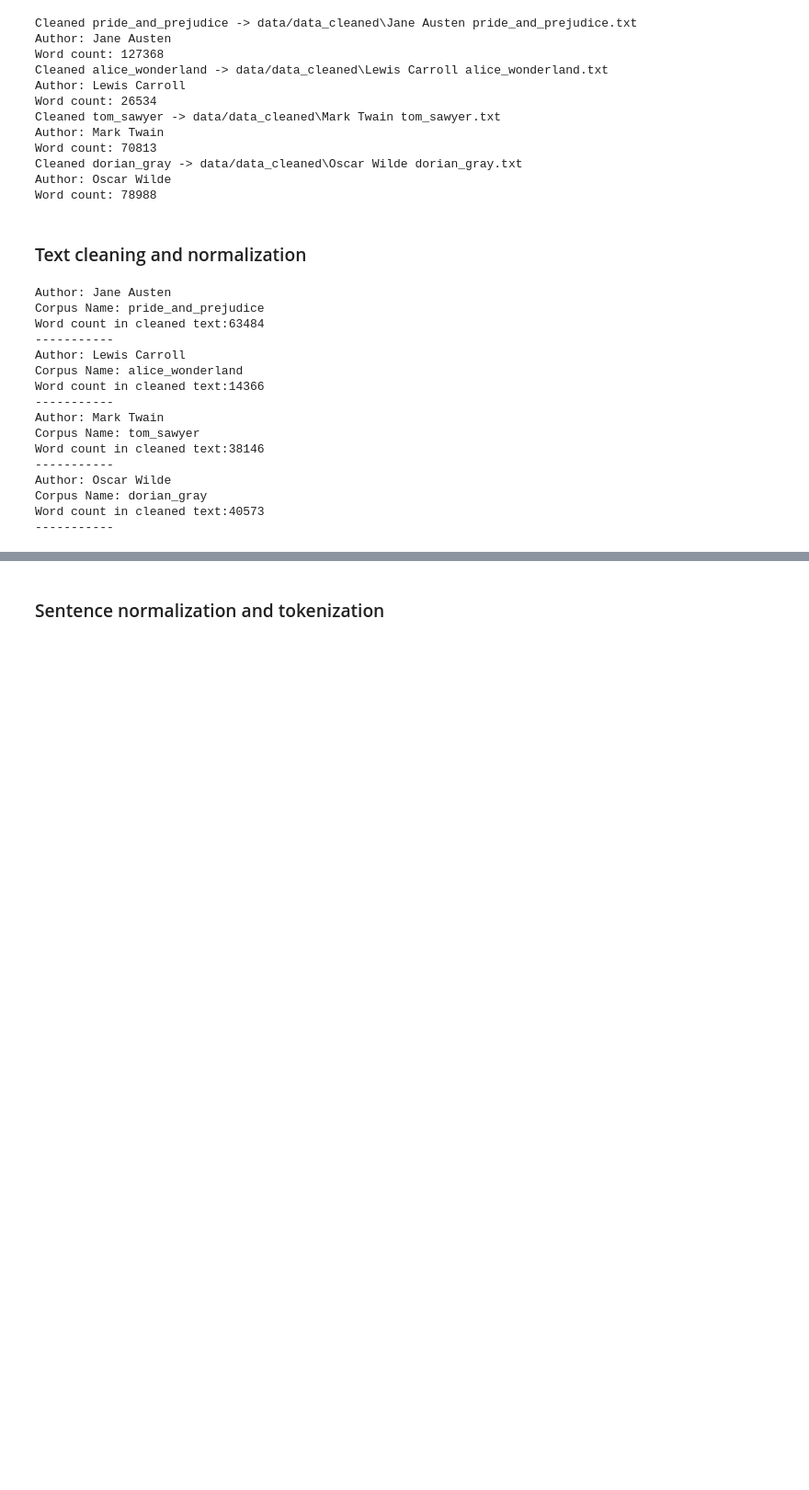
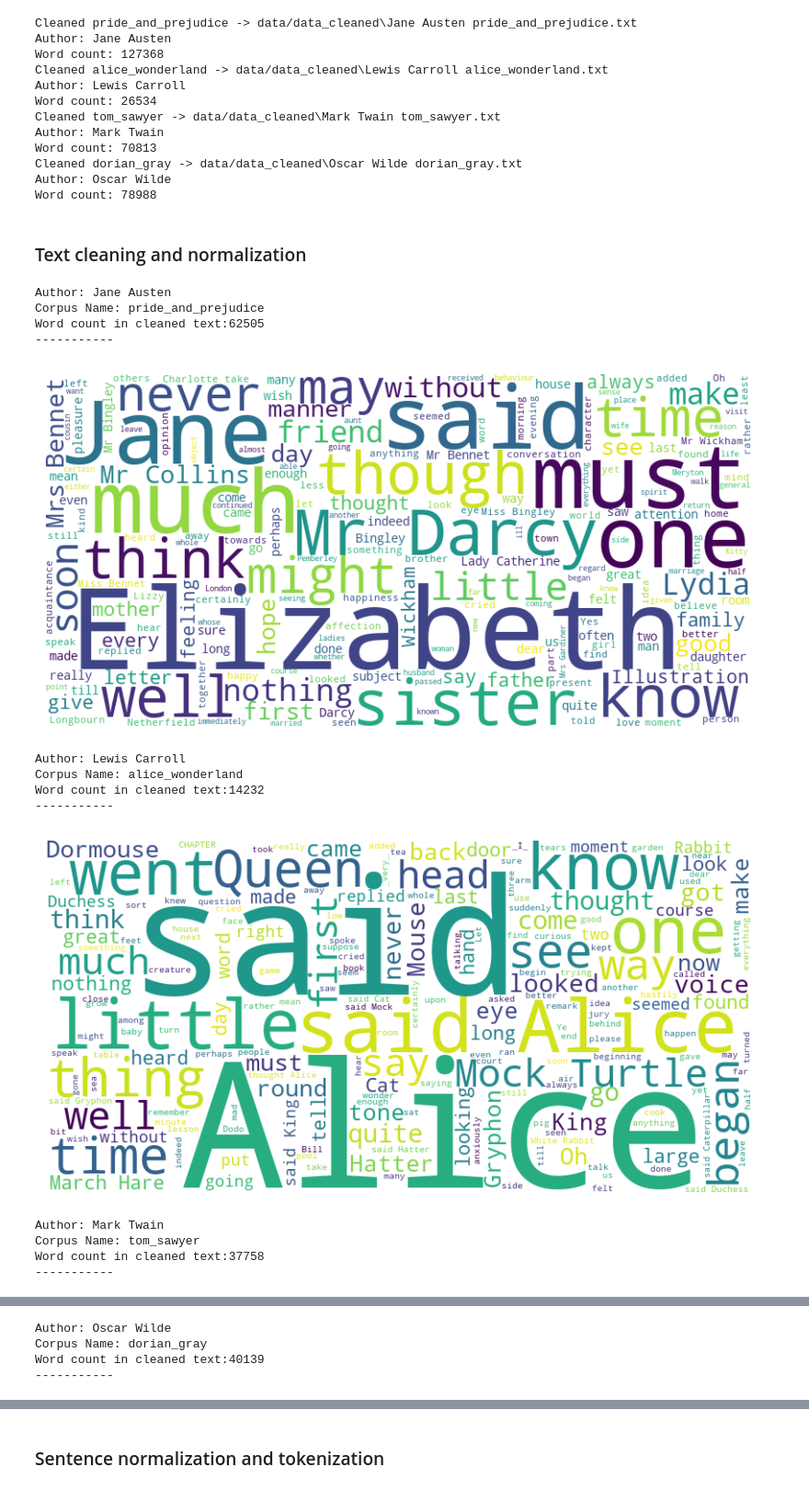
Before and after one commit to BenjaSar/novelBot, a Jupyter notebook: EDA.ipynb, the cells around one changed output, grey strips where cells are left out. Shown at 92% size. Drawn from its saved outputs; the diff is of its cells as text; code cells hidden in the pictures; blank space fills up the shorter version.

```diff
--- a/EDA.ipynb
+++ b/EDA.ipynb
@@ -182,28 +181,38 @@ for name_corpus, details in initial_corpus.items():
         "word_count":  len(text_cleaned.split()),
     }
 # %%
+# Word count in initial corpus cleaned
+from wordcloud import WordCloud
+import matplotlib.pyplot as plt
+
+
 for name, properties in initial_clean.items():
     word_count = properties['word_count']
     book_name = properties['book_title']
     author_book = properties['author']
+    word_cloud = properties['text']
     print("Author:", author_book)
     print(f"Corpus Name: {book_name}")
     print(f"Word count in cleaned text:{word_count}")
     print("-----------")
+
+    word_cloud_img =  WordCloud(width=800, height=400, background_color='white').generate(word_cloud)
+    plt.figure(figsize=(10, 5))
+    plt.imshow(word_cloud_img, interpolation='bilinear')
+    plt.axis('off') # Turn off the axis
+    plt.show()
 # %% [output]
 Author: Jane Austen
 Corpus Name: pride_and_prejudice
-Word count in cleaned text:63484
+Word count in cleaned text:62505
 -----------
-Author: Lewis Carroll
-Corpus Name: alice_wonderland
-Word count in cleaned text:14366
------------
-Author: Mark Twain
-Corpus Name: tom_sawyer
-Word count in cleaned text:38146
------------
-Author: Oscar Wilde
-Corpus Name: dorian_gray
-Word count in cleaned text:40573
------------
+[figure, added]
+Author: Lewis Carroll
+Corpus Name: alice_wonderland
+Word count in cleaned text:14232
+-----------
+[figure, added]
+Author: Mark Twain
+Corpus Name: tom_sawyer
+Word count in cleaned text:37758
+-----------
@@ -209,0 +220,4 @@ Word count in cleaned text:40573
+Author: Oscar Wilde
+Corpus Name: dorian_gray
+Word count in cleaned text:40139
+-----------
```
Also changed, not shown: parts of 5 cells of this notebook, 2 other files.
